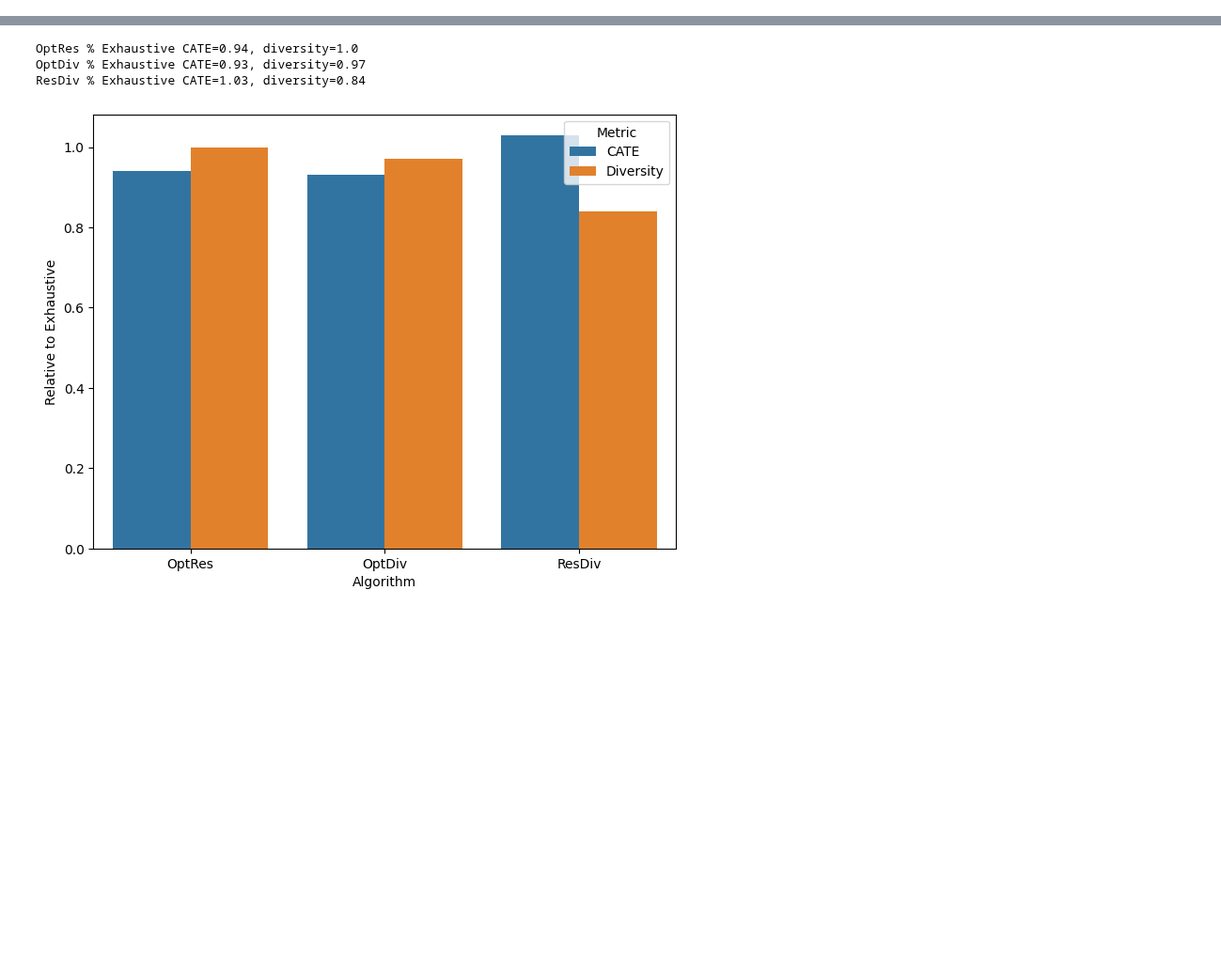
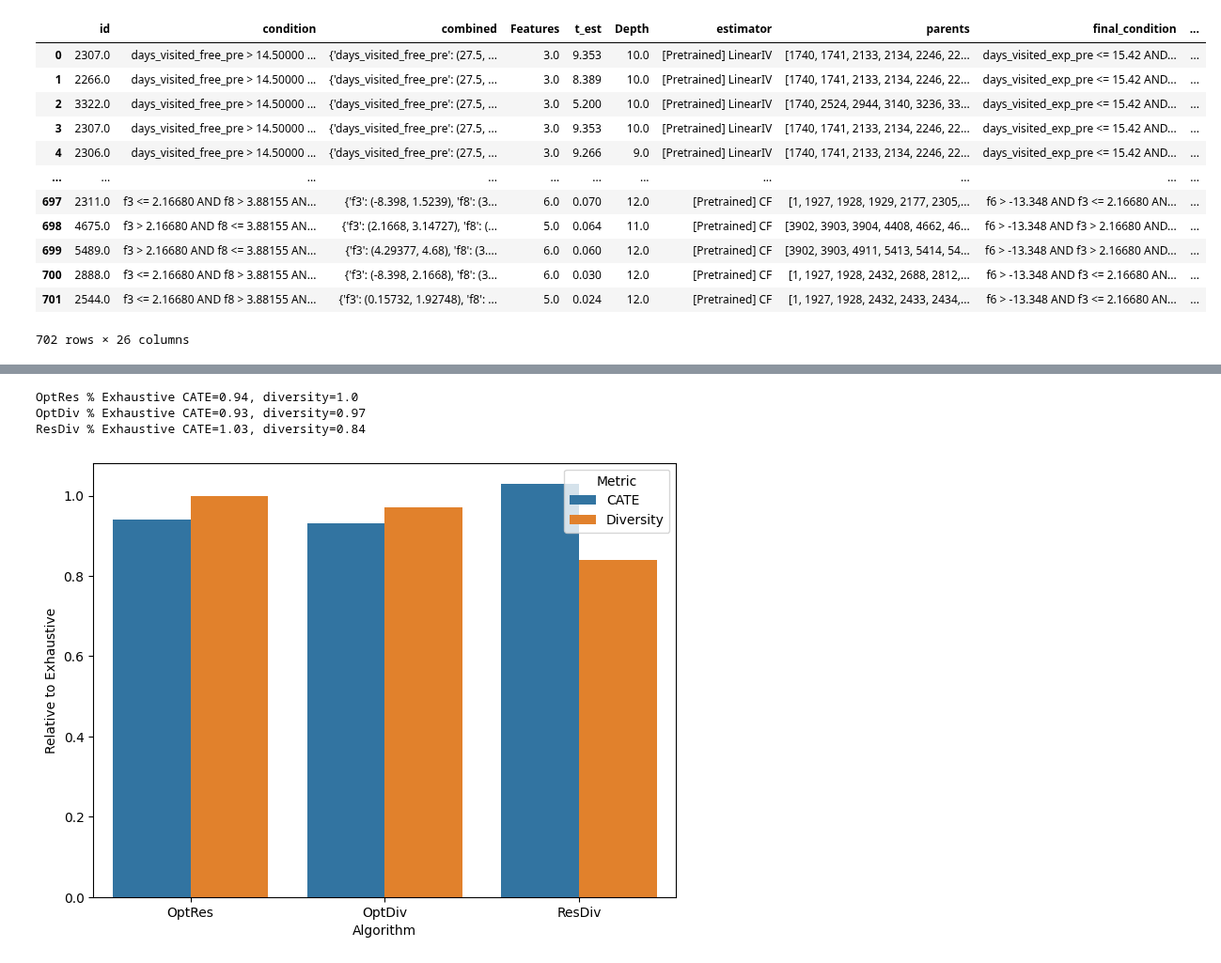
Before and after one commit to antonismand/Query-Driven-Data-Exploration-with-Heterogeneous-Treatment-Effects, a Jupyter notebook: experiments/exhaustive.ipynb, the cells around one changed output, grey strips where cells are left out. Shown at 94% size. Saved outputs shown, nothing was run; the diff lists cells and outputs as text; code cells hidden in the pictures; blank space fills up the shorter version.

```diff
--- a/experiments/exhaustive.ipynb
+++ b/experiments/exhaustive.ipynb
@@ -26 +54,20 @@ exp = Experiment("Top-K Algorithm", k=[3], exp_name="exhaustive", user_iteration
+# %%
+from trees.experiment import LoadExperiment
+exp = LoadExperiment("exhaustive")
+df = exp.scores
+df
+# %% [output]
+|  | id | condition | combined | Features | t_est | Depth | estimator | parents | final_condition | ... |
+| 0 | 2307.0 | days_visited_free_pre > 14.50000 ... | {'days_visited_free_pre': (27.5, ... | 3.0 | 9.353 | 10.0 | [Pretrained] LinearIV | [1740, 1741, 2133, 2134, 2246, 22... | days_visited_exp_pre <= 15.42 AND... | ... |
+| 1 | 2266.0 | days_visited_free_pre > 14.50000 ... | {'days_visited_free_pre': (27.5, ... | 3.0 | 8.389 | 10.0 | [Pretrained] LinearIV | [1740, 1741, 2133, 2134, 2246, 22... | days_visited_exp_pre <= 15.42 AND... | ... |
+| 2 | 3322.0 | days_visited_free_pre > 14.50000 ... | {'days_visited_free_pre': (27.5, ... | 3.0 | 5.200 | 10.0 | [Pretrained] LinearIV | [1740, 2524, 2944, 3140, 3236, 33... | days_visited_exp_pre <= 15.42 AND... | ... |
+| 3 | 2307.0 | days_visited_free_pre > 14.50000 ... | {'days_visited_free_pre': (27.5, ... | 3.0 | 9.353 | 10.0 | [Pretrained] LinearIV | [1740, 1741, 2133, 2134, 2246, 22... | days_visited_exp_pre <= 15.42 AND... | ... |
+| 4 | 2306.0 | days_visited_free_pre > 14.50000 ... | {'days_visited_free_pre': (27.5, ... | 3.0 | 9.266 | 9.0 | [Pretrained] LinearIV | [1740, 1741, 2133, 2134, 2246, 22... | days_visited_exp_pre <= 15.42 AND... | ... |
+| ... | ... | ... | ... | ... | ... | ... | ... | ... | ... | ... |
+| 697 | 2311.0 | f3 <= 2.16680 AND f8 > 3.88155 AN... | {'f3': (-8.398, 1.5239), 'f8': (3... | 6.0 | 0.070 | 12.0 | [Pretrained] CF | [1, 1927, 1928, 1929, 2177, 2305,... | f6 > -13.348 AND f3 <= 2.16680 AN... | ... |
+| 698 | 4675.0 | f3 > 2.16680 AND f8 <= 3.88155 AN... | {'f3': (2.1668, 3.14727), 'f8': (... | 5.0 | 0.064 | 11.0 | [Pretrained] CF | [3902, 3903, 3904, 4408, 4662, 46... | f6 > -13.348 AND f3 > 2.16680 AND... | ... |
+| 699 | 5489.0 | f3 > 2.16680 AND f8 <= 3.88155 AN... | {'f3': (4.29377, 4.68), 'f8': (3.... | 6.0 | 0.060 | 12.0 | [Pretrained] CF | [3902, 3903, 4911, 5413, 5414, 54... | f6 > -13.348 AND f3 > 2.16680 AND... | ... |
+| 700 | 2888.0 | f3 <= 2.16680 AND f8 > 3.88155 AN... | {'f3': (-8.398, 2.1668), 'f8': (3... | 6.0 | 0.030 | 12.0 | [Pretrained] CF | [1, 1927, 1928, 2432, 2688, 2812,... | f6 > -13.348 AND f3 <= 2.16680 AN... | ... |
+| 701 | 2544.0 | f3 <= 2.16680 AND f8 > 3.88155 AN... | {'f3': (0.15732, 1.92748), 'f8': ... | 5.0 | 0.024 | 12.0 | [Pretrained] CF | [1, 1927, 1928, 2432, 2433, 2434,... | f6 > -13.348 AND f3 <= 2.16680 AN... | ... |
+702 rows × 26 columns
 # %%
```
Also changed, not shown: parts of 8 cells of this notebook, 2 other files.
